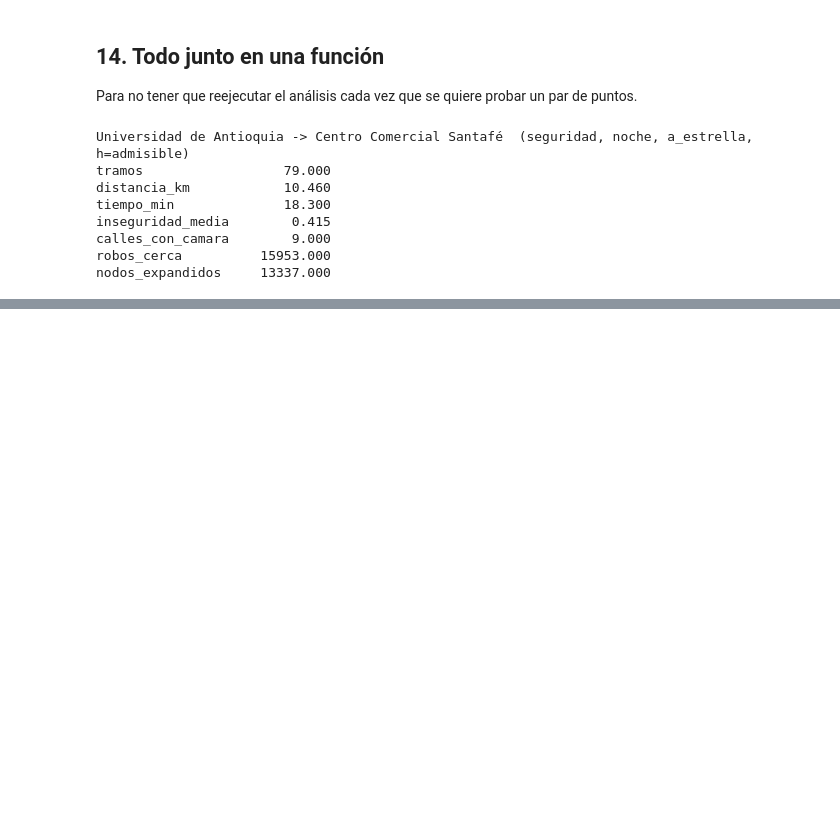
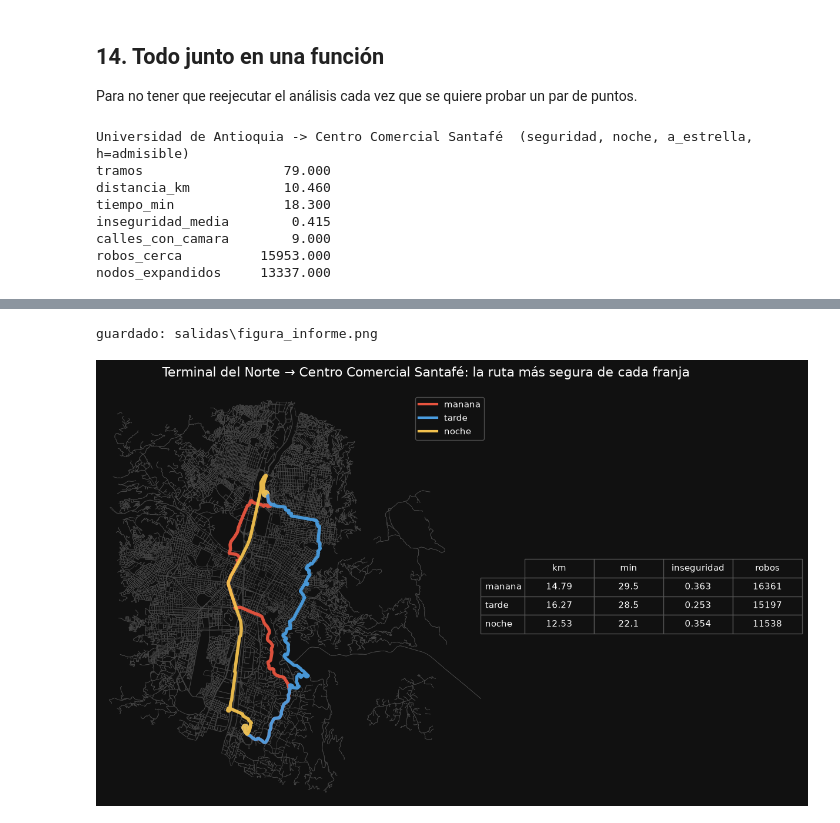
Before and after one commit to Bostjansito/MapasMED, a Jupyter notebook: Ruteo_Multiobjetivo_Medellin.ipynb, the cells around one changed output, grey strips where cells are left out. Drawn from its saved outputs; the diff is of its cells as text; code cells hidden in the pictures; blank space fills up the shorter version.

```diff
--- a/Ruteo_Multiobjetivo_Medellin.ipynb
+++ b/Ruteo_Multiobjetivo_Medellin.ipynb
@@ -1653,0 +2022,28 @@ nodos_expandidos     13337.000
+# %%
+fig = plt.figure(figsize=(16, 9), facecolor=COLOR_FONDO)
+rejilla = fig.add_gridspec(1, 2, width_ratios=[1.6, 1], wspace=0.02)
+
+eje_mapa = fig.add_subplot(rejilla[0, 0])
+# margen=1.2 -> se ve el valle entero alrededor de la ruta, pero sin los
+# corregimientos. Con recortar=False sale el municipio completo y la ruta
+# queda arrinconada en una esquina: probado, y no se lee.
+dibujar_rutas(caminos_franja, etiquetas=list(FRANJAS),
+              margen=1.2, ax=eje_mapa)
+
+eje_tabla = fig.add_subplot(rejilla[0, 1])
+# Nombres cortos: en la figura no hay sitio para "inseguridad_media" y la
+# celda recorta el texto sin avisar.
+tabla_en_eje(eje_tabla, tabla_franjas.round(3).rename(columns={
+    "distancia_km": "km", "tiempo_min": "min",
+    "inseguridad_media": "inseguridad", "robos_cerca": "robos"}))
+
+fig.suptitle(f"{ORIGEN} → {DESTINO}: la ruta más segura de cada franja",
+             color="w", fontsize=16, y=0.93)
+
+fig.savefig(CARPETA_SALIDA / "figura_informe.png", dpi=200,
+            facecolor=COLOR_FONDO, bbox_inches="tight")
+print(f"guardado: {CARPETA_SALIDA / 'figura_informe.png'}")
+plt.show()
+# %% [output]
+guardado: salidas\figura_informe.png
+[figure, added]
```
Also changed, not shown: parts of 20 cells of this notebook, 5 other files.
